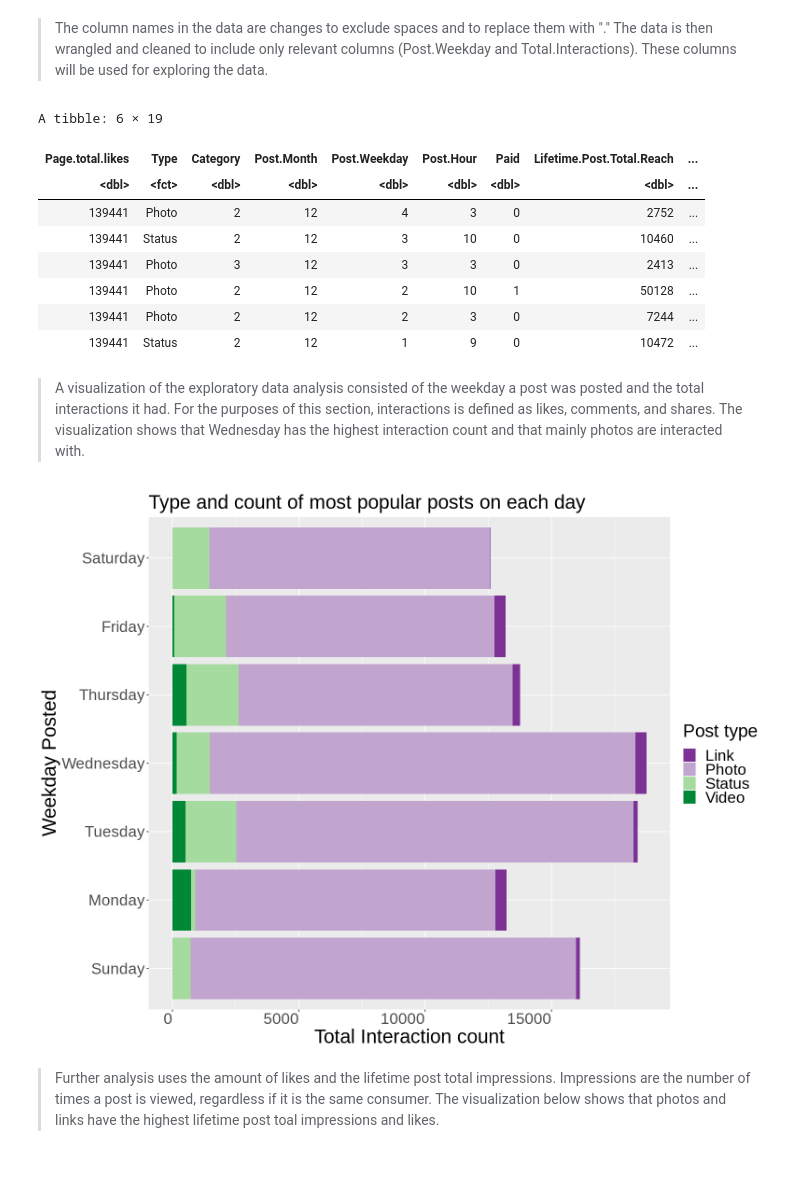
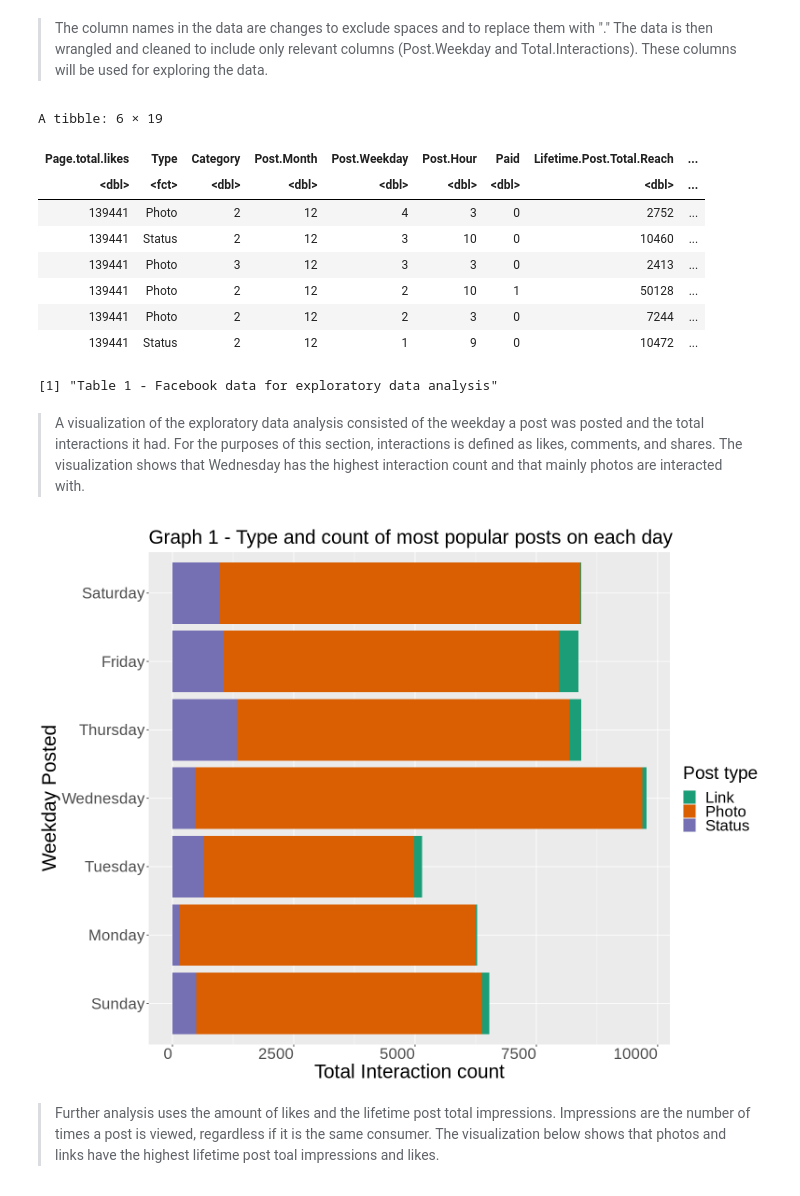
Before and after one commit to L-amat/project_proposal, a Jupyter notebook: 2-group_project_report/Group_project_report.ipynb, the cells around one changed output. Cells and saved outputs as stored; diff of their text form; code cells hidden in the pictures.

```diff
--- a/2-group_project_report/Group_project_report.ipynb
+++ b/2-group_project_report/Group_project_report.ipynb
@@ -64,7 +51,9 @@ colnames(fb_data) <- make.names(colnames(fb_data))
     head(fb_data)
 
 fb_data_eda <- fb_data %>%
+    filter(Lifetime.Post.Total.Impressions < 30000) %>%
     select(Type, Post.Weekday, Total.Interactions)
+print("Table 1 - Facebook data for exploratory data analysis")
 # %% [output]
 A tibble: 6 × 19
 | Page.total.likes | Type | Category | Post.Month | Post.Weekday | Post.Hour | Paid | Lifetime.Post.Total.Reach | ... |
@@ -75,40 +64,41 @@ A tibble: 6 × 19
 | 139441 | Photo | 2 | 12 | 2 | 10 | 1 | 50128 | ... |
 | 139441 | Photo | 2 | 12 | 2 | 3 | 0 | 7244 | ... |
 | 139441 | Status | 2 | 12 | 1 | 9 | 0 | 10472 | ... |
+[1] "Table 1 - Facebook data for exploratory data analysis"
 # %% [markdown]
 >A visualization of the exploratory data analysis consisted of the weekday a post was posted and the total interactions it had. For the purposes of this section, interactions is defined as likes, comments, and shares. The visualization shows that Wednesday has the highest interaction count and that mainly photos are interacted with.
 # %%
 options(repr.plot.height = 10, repr.plot.width = 13)
 
 most_interactions <- fb_data_eda %>%                                      #plot of interactions and post type vs day
     arrange(desc(Post.Weekday)) %>%
     ggplot(aes(x = Post.Weekday,
                  y = Total.Interactions,
                  fill = Type)) +
-    geom_bar(stat = "identity") +                                     #graph titles
+    geom_bar(stat = "identity") +                                         #graph titles
     xlab("Weekday Posted") +
     ylab("Total Interaction count") +
     labs(fill = "Post type") +
-    ggtitle("Type and count of most popular posts on each day") +
-    theme(axis.text = element_text(size = 20,                         #font sizes
+    ggtitle("Graph 1 - Type and count of most popular posts on each day") +
+    theme(axis.text = element_text(size = 20,                             #font sizes
                                     hjust = 1),
          plot.title = element_text(size = 25),
          axis.title = element_text(size = 25),
          legend.text = element_text(size = 20),
          legend.title = element_text(size = 23)) +
-            scale_fill_brewer(palette = 'PRGn') +
- scale_x_discrete(limits=c("1", "2", "3", "4", "5", "6", "7"),
+            scale_fill_brewer(palette = 'Dark2') +
+ scale_x_discrete(limits=c("1", "2", "3", "4", "5", "6", "7"),            #Changes originally x-axis labels from numeric to their respective days.
                   labels=c("1" = "Sunday",
                            "2" = "Monday",
                            "3" = "Tuesday",
                            "4" = "Wednesday",
                            "5" = "Thursday",
                            "6" = "Friday",
                            "7" = "Saturday" )) +
     coord_flip()
 most_interactions
 # %% [output]
-[figure, old version]
+[figure, new version]
 # %%
 options(repr.plot.height = 10, repr.plot.width = 13)
 
```
Also changed, not shown: parts of 21 cells of this notebook, 1 other file.
